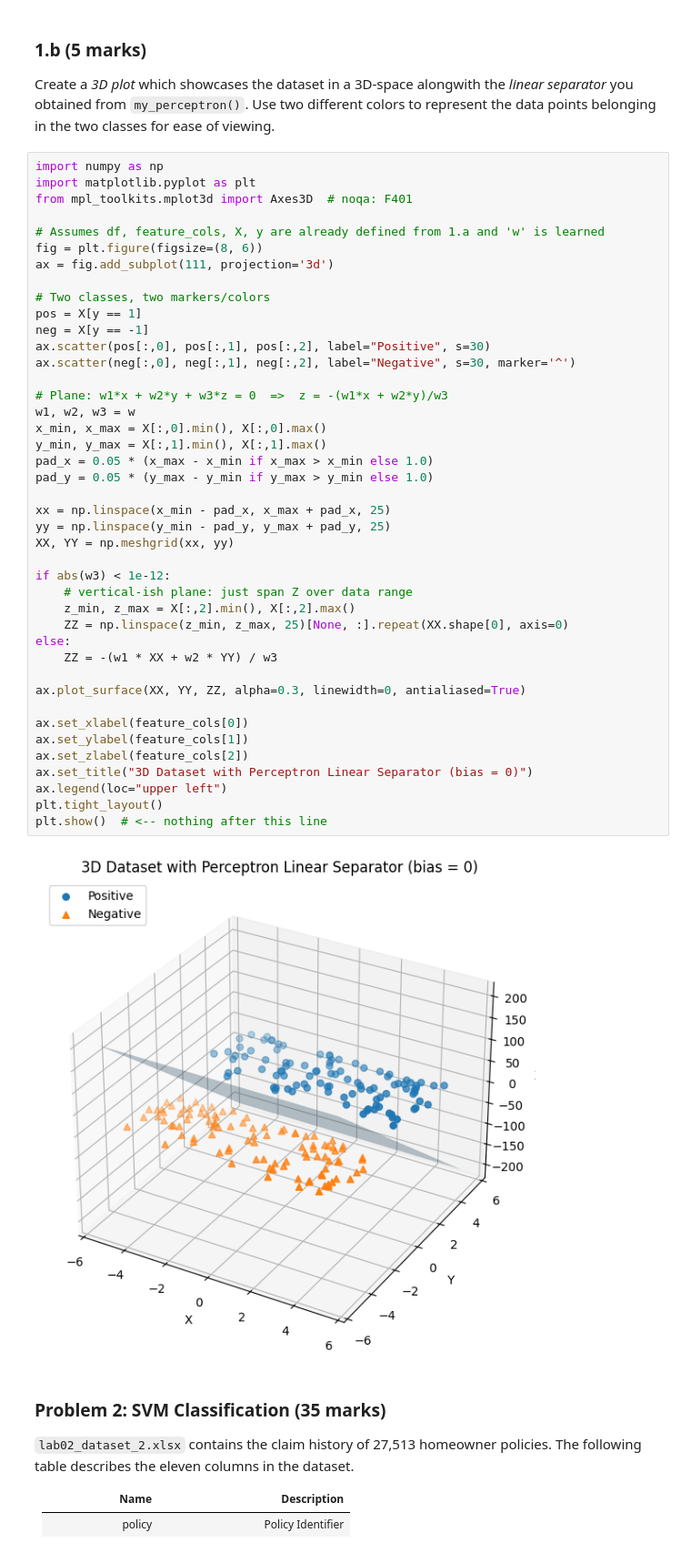
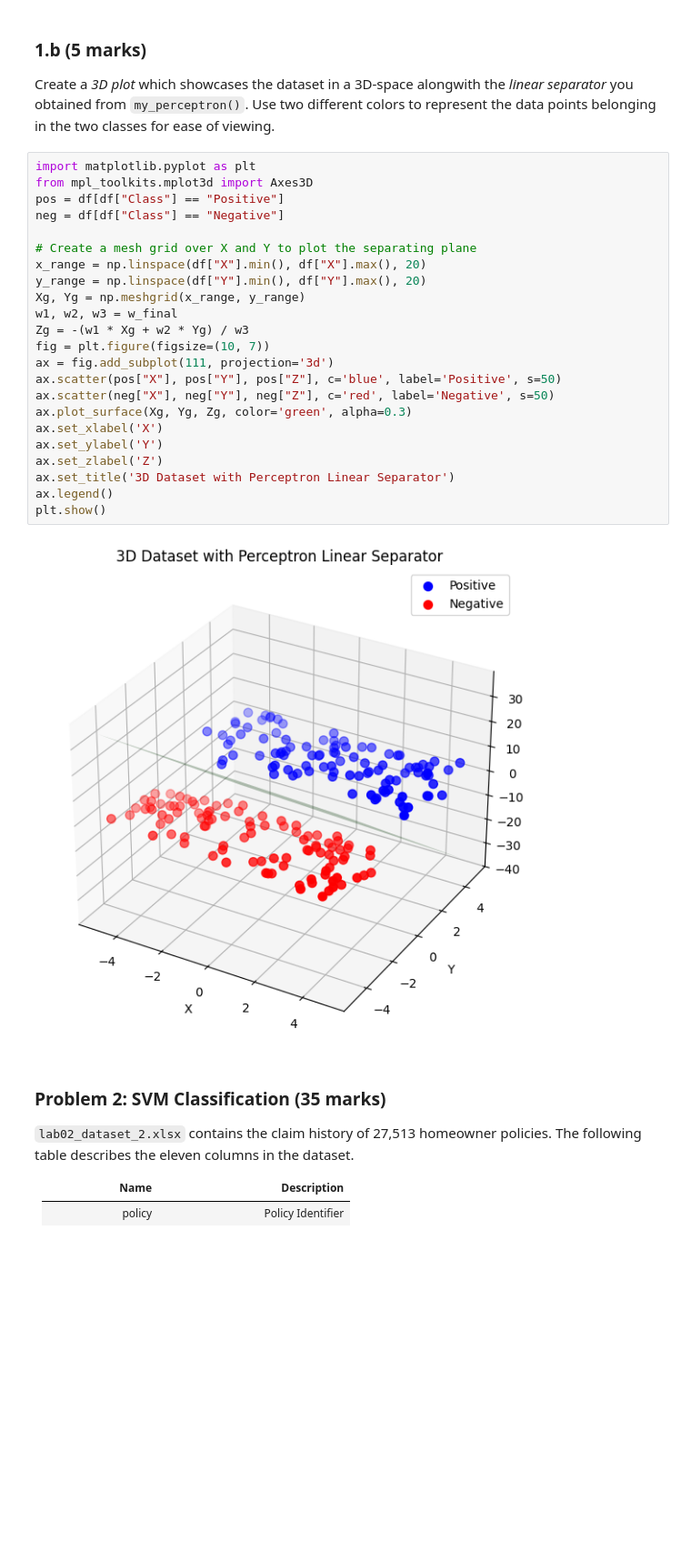
Before and after one commit to vpastaria-del/Machine-learning, a Jupyter notebook: assignment 2/Assignment_2.ipynb, the cells around one changed output. Shown: that part at 91% size. Saved outputs shown, nothing was run; the diff lists cells and outputs as text; blank space fills up the shorter version.

```diff
--- a/assignment 2/Assignment_2.ipynb
+++ b/assignment 2/Assignment_2.ipynb
@@ -59,49 +50,30 @@ print(w)  # <-- keep this line by itself
 
 Create a *3D plot* which showcases the dataset in a 3D-space alongwith the *linear separator* you obtained from `my_perceptron()`. Use two different colors to represent the data points belonging in the two classes for ease of viewing.
 # %%
-import numpy as np
 import matplotlib.pyplot as plt
-from mpl_toolkits.mplot3d import Axes3D  # noqa: F401
+from mpl_toolkits.mplot3d import Axes3D
+pos = df[df["Class"] == "Positive"]
+neg = df[df["Class"] == "Negative"]
 
-# Assumes df, feature_cols, X, y are already defined from 1.a and 'w' is learned
-fig = plt.figure(figsize=(8, 6))
+# Create a mesh grid over X and Y to plot the separating plane
+x_range = np.linspace(df["X"].min(), df["X"].max(), 20)
+y_range = np.linspace(df["Y"].min(), df["Y"].max(), 20)
+Xg, Yg = np.meshgrid(x_range, y_range)
+w1, w2, w3 = w_final
+Zg = -(w1 * Xg + w2 * Yg) / w3
+fig = plt.figure(figsize=(10, 7))
 ax = fig.add_subplot(111, projection='3d')
-
-# Two classes, two markers/colors
-pos = X[y == 1]
-neg = X[y == -1]
-ax.scatter(pos[:,0], pos[:,1], pos[:,2], label="Positive", s=30)
-ax.scatter(neg[:,0], neg[:,1], neg[:,2], label="Negative", s=30, marker='^')
-
-# Plane: w1*x + w2*y + w3*z = 0  =>  z = -(w1*x + w2*y)/w3
-w1, w2, w3 = w
-x_min, x_max = X[:,0].min(), X[:,0].max()
-y_min, y_max = X[:,1].min(), X[:,1].max()
-pad_x = 0.05 * (x_max - x_min if x_max > x_min else 1.0)
-pad_y = 0.05 * (y_max - y_min if y_max > y_min else 1.0)
-
-xx = np.linspace(x_min - pad_x, x_max + pad_x, 25)
-yy = np.linspace(y_min - pad_y, y_max + pad_y, 25)
-XX, YY = np.meshgrid(xx, yy)
-
-if abs(w3) < 1e-12:
-    # vertical-ish plane: just span Z over data range
-    z_min, z_max = X[:,2].min(), X[:,2].max()
-    ZZ = np.linspace(z_min, z_max, 25)[None, :].repeat(XX.shape[0], axis=0)
-else:
-    ZZ = -(w1 * XX + w2 * YY) / w3
-
-ax.plot_surface(XX, YY, ZZ, alpha=0.3, linewidth=0, antialiased=True)
-
-ax.set_xlabel(feature_cols[0])
-ax.set_ylabel(feature_cols[1])
-ax.set_zlabel(feature_cols[2])
-ax.set_title("3D Dataset with Perceptron Linear Separator (bias = 0)")
-ax.legend(loc="upper left")
-plt.tight_layout()
-plt.show()  # <-- nothing after this line
+ax.scatter(pos["X"], pos["Y"], pos["Z"], c='blue', label='Positive', s=50)
+ax.scatter(neg["X"], neg["Y"], neg["Z"], c='red', label='Negative', s=50)
+ax.plot_surface(Xg, Yg, Zg, color='green', alpha=0.3)
+ax.set_xlabel('X')
+ax.set_ylabel('Y')
+ax.set_zlabel('Z')
+ax.set_title('3D Dataset with Perceptron Linear Separator')
+ax.legend()
+plt.show()
 # %% [output]
-[figure, old version]
+[figure, new version]
 # %% [markdown]
 ### Problem 2: SVM Classification (35 marks)
 
```
Also changed, not shown: parts of 4 cells of this notebook, 9 other files.
